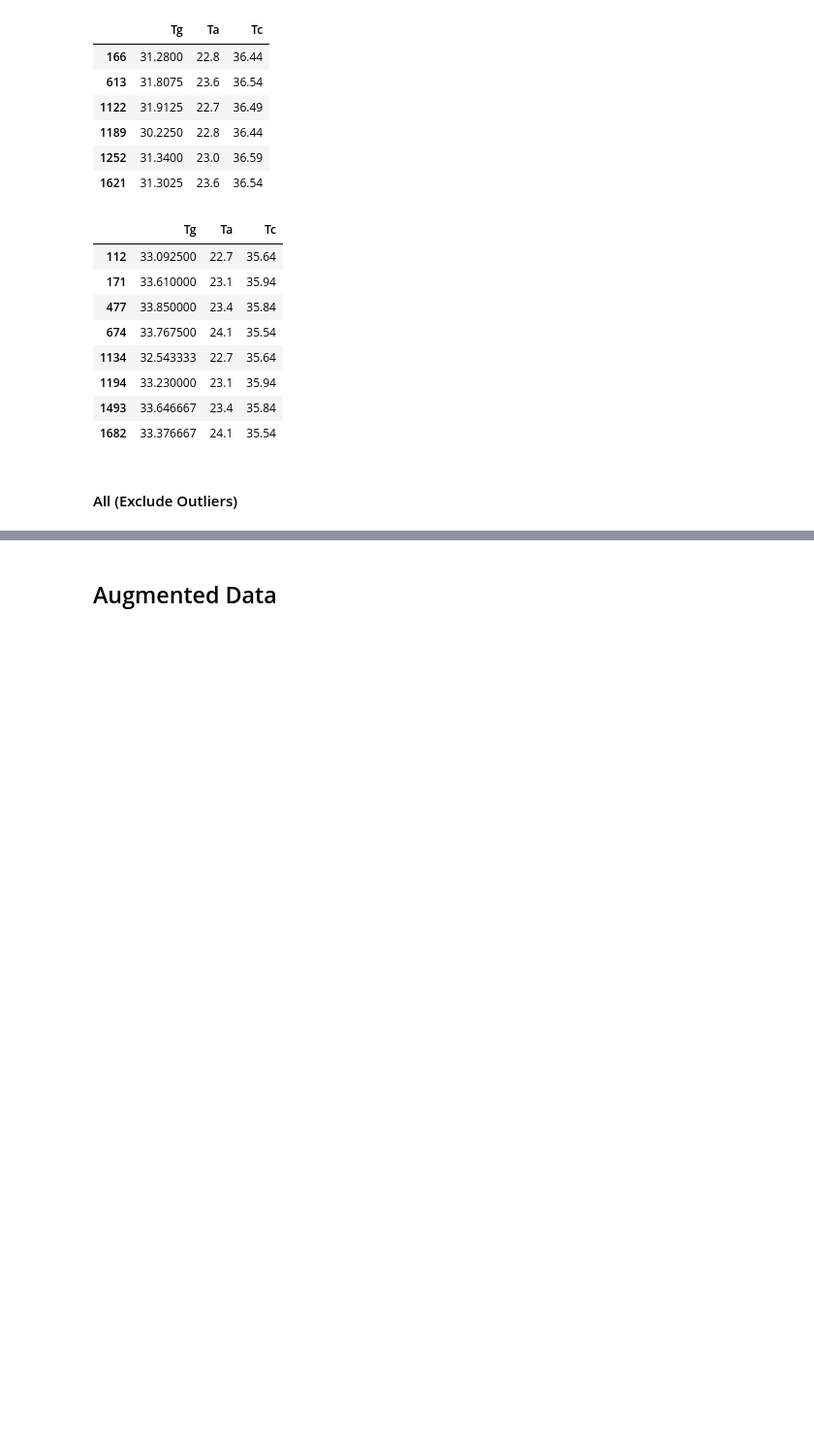
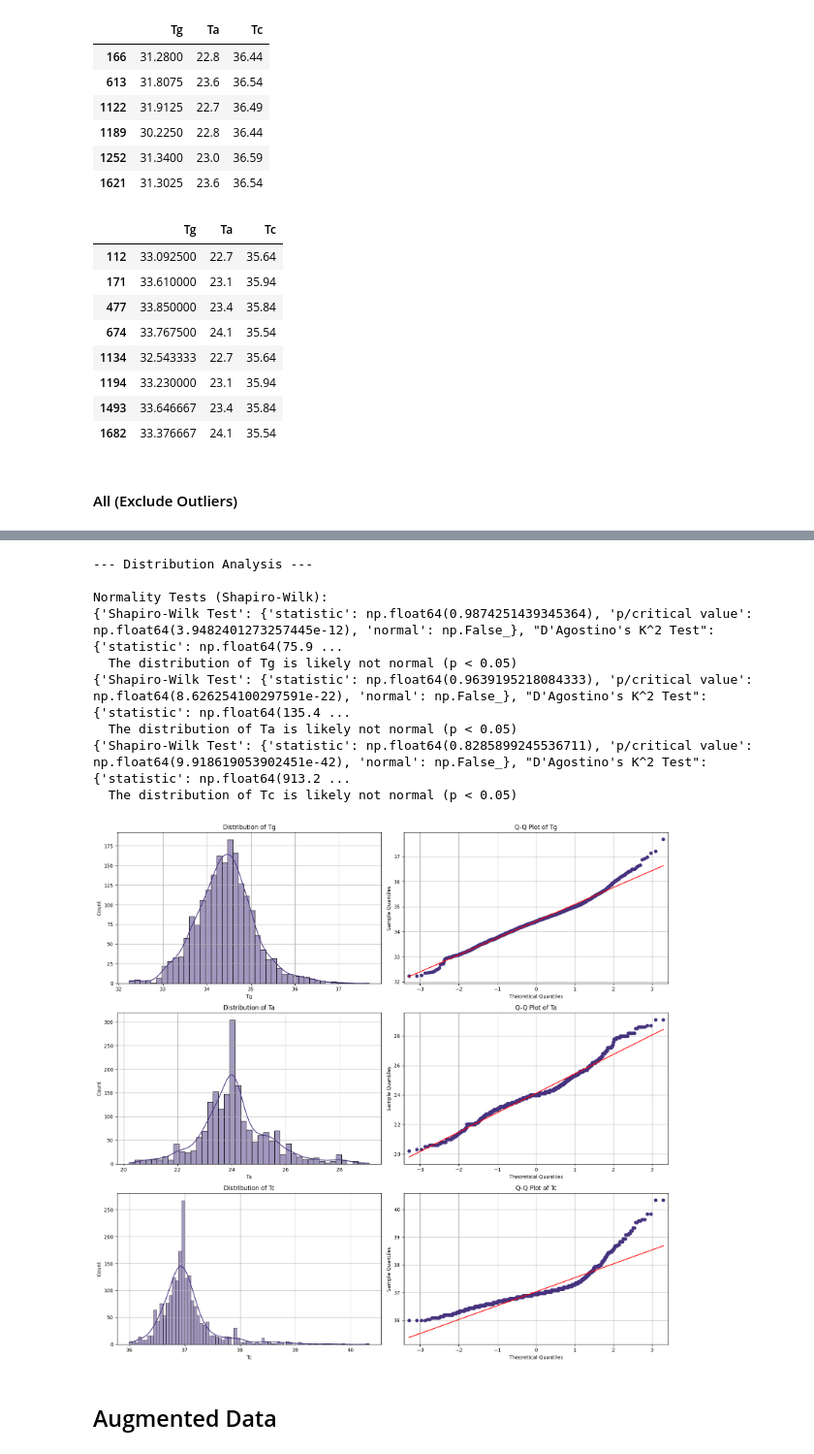
Before and after one commit to woaine/calcifer, a Jupyter notebook: notebooks/eda.ipynb, the cells around one changed output, grey strips where cells are left out. Shown at 97% size. Drawn from its saved outputs; the diff is of its cells as text; code cells hidden in the pictures; blank space fills up the shorter version.

```diff
--- a/notebooks/eda.ipynb
+++ b/notebooks/eda.ipynb
@@ -427,3 +423,16 @@ save_preprocess_data
+# %%
+distribution_analysis(save_preprocess_data, 'preprocessed', 'external')
+# %% [output]
+--- Distribution Analysis ---
+
+Normality Tests (Shapiro-Wilk):
+{'Shapiro-Wilk Test': {'statistic': np.float64(0.9874251439345364), 'p/critical value': np.float64(3.9482401273257445e-12), 'normal': np.False_}, "D'Agostino's K^2 Test": {'statistic': np.float64(75.9 ...
+  The distribution of Tg is likely not normal (p < 0.05)
+{'Shapiro-Wilk Test': {'statistic': np.float64(0.9639195218084333), 'p/critical value': np.float64(8.626254100297591e-22), 'normal': np.False_}, "D'Agostino's K^2 Test": {'statistic': np.float64(135.4 ...
+  The distribution of Ta is likely not normal (p < 0.05)
+{'Shapiro-Wilk Test': {'statistic': np.float64(0.8285899245536711), 'p/critical value': np.float64(9.918619053902451e-42), 'normal': np.False_}, "D'Agostino's K^2 Test": {'statistic': np.float64(913.2 ...
+  The distribution of Tc is likely not normal (p < 0.05)
+[figure, added]
 # %% [markdown]
 ## Augmented Data
 # %%
```
Also changed, not shown: parts of 17 cells of this notebook.
